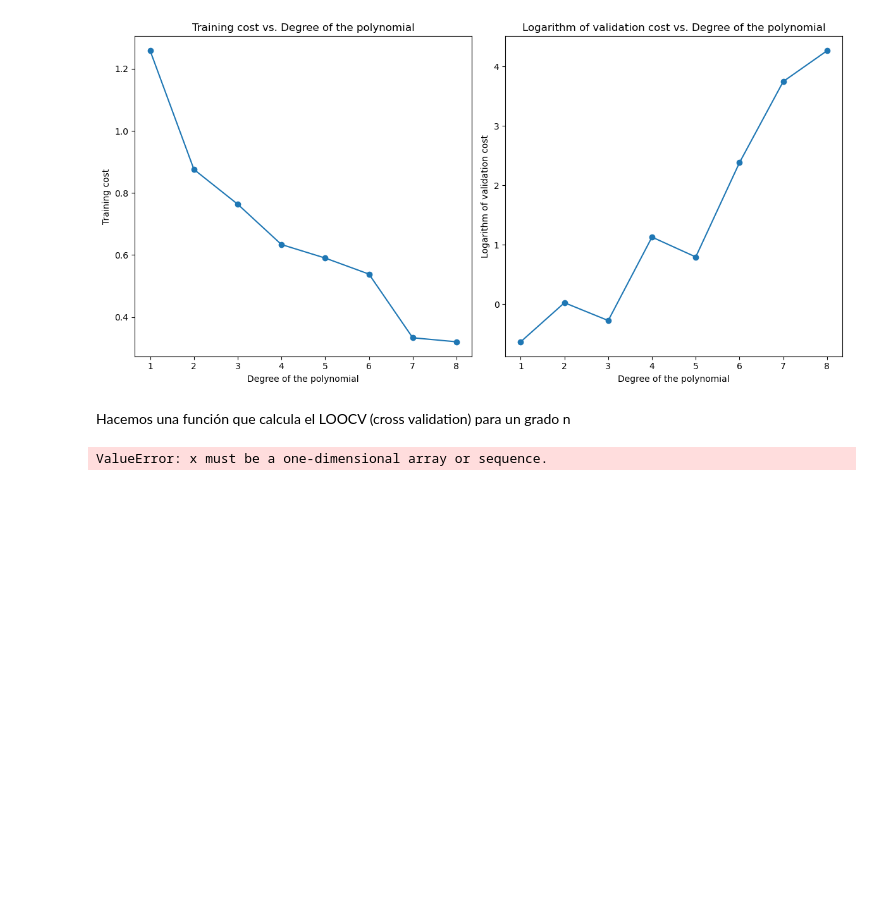
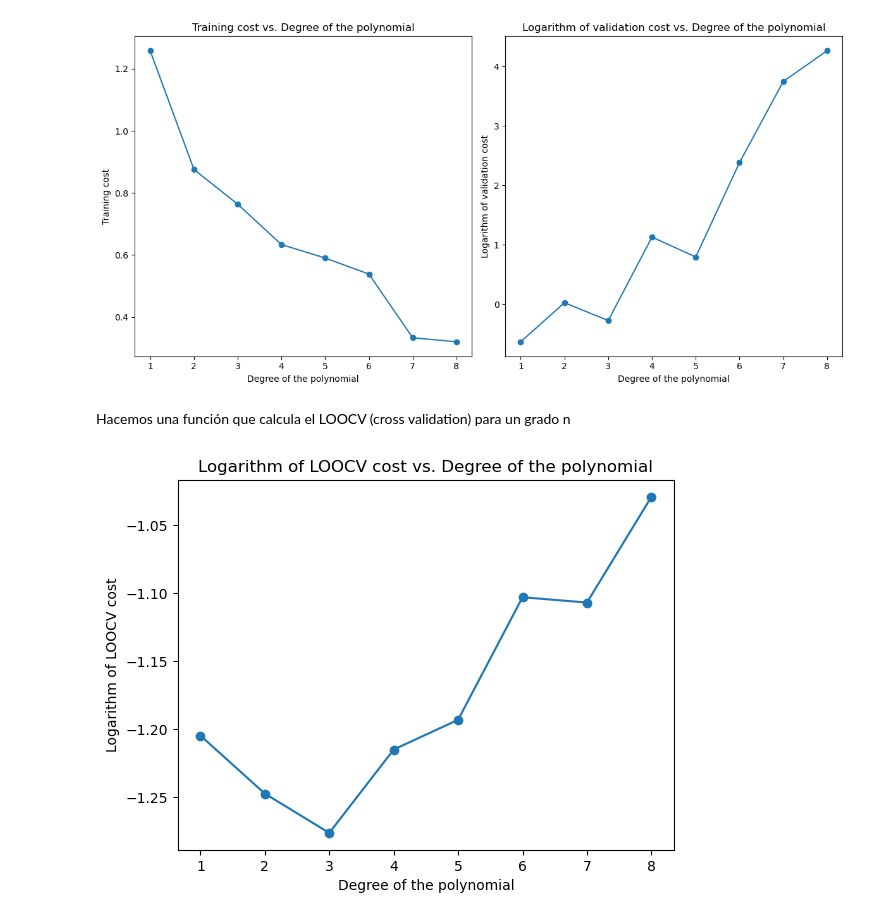
Before and after one commit to DCI-alxogm/ml2023-BrianBarajas, a Jupyter notebook: Agosto_25/Ejercicio.ipynb, the cells around one changed output. Saved outputs shown, nothing was run; the diff lists cells and outputs as text; code cells hidden in the pictures; blank space fills up the shorter version.

```diff
--- a/Agosto_25/Ejercicio.ipynb
+++ b/Agosto_25/Ejercicio.ipynb
@@ -64,18 +64,3 @@ plt.ylabel('Cost')
 plt.show()
 # %% [output]
 [figure]
-# %%
-def cost_validation(x, y, weights):
-    # Calculate the predictions
-    predictions = np.polyval(weights[::-1], x)
-
-    # Calculate the cost
-    cost = np.sum((predictions - y)**2)
-
-    return cost
-# %%
-def weight_model(x, y, n=1):
-    # Generate polynomial features and fit the model
-    weights = np.polyfit(x, y, n)
-
-    return weights
@@ -168,27 +142,23 @@ def loocv_cost(x, y, degree):
 def leave_one_out_cross_validation(x, y, n):
     samples = len(x)
 
-    # Use list comprehension to calculate costs for each sample
-    costs = [cost_validation(x[i], y[i], weight_model(np.delete(x, i), np.delete(y, i), n)) for i in range(samples)]
+    # Utilizar la comprensión de listas para calcular los costes de cada muestra
+    costs = [cost_validation(np.array([x[i]]), np.array([y[i]]), weight_model(np.delete(x, i), np.delete(y, i), n)) for i in range(samples)]
 
-    # Return the average cost
     return np.mean(costs)
 # %%
-# Initialize an empty list to store the costs
 loocv_costs = []
-#x = x.flatten()
-#x = np.array(x)
 
-# Calculate the LOOCV cost for different degrees of the polynomial
+# Calcular el LOOCV cost para diferentes grados
 for n in range(1, 9):
-    cost = loocv_cost(x, y, n)
+    cost = leave_one_out_cross_validation(x, y, n)
     loocv_costs.append(cost)
 
-# Plot the logarithm of the LOOCV cost against the degree
+# Graficar el logaritmo de LOOCV cost contra el grado del polinomio
 plt.plot(range(1, 9), np.log10(loocv_costs), 'o-')
 plt.xlabel('Degree of the polynomial')
 plt.ylabel('Logarithm of LOOCV cost')
 plt.title('Logarithm of LOOCV cost vs. Degree of the polynomial')
 plt.show()
 # %% [output]
-ValueError: x must be a one-dimensional array or sequence.
+[figure, added]
```
Also changed, not shown: parts of 3 cells of this notebook.
